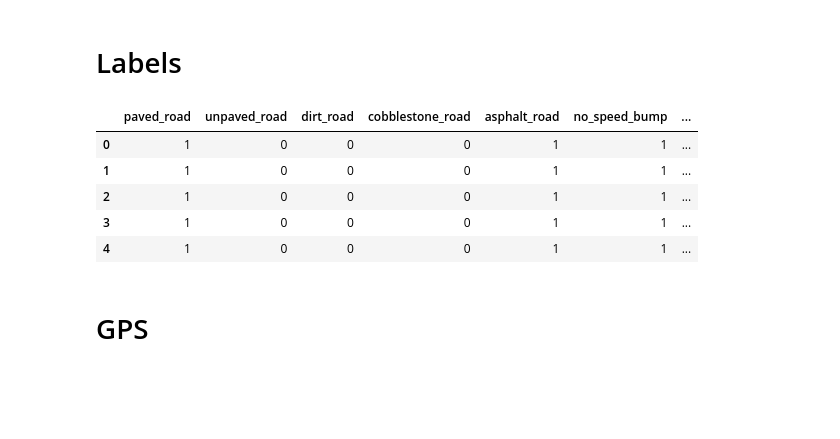
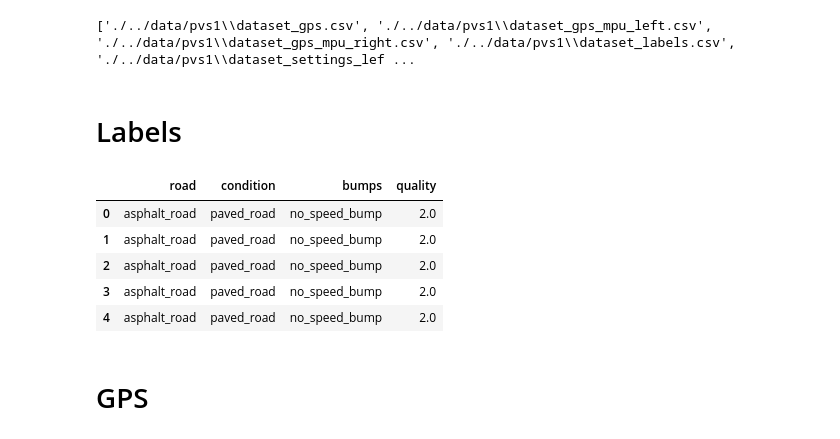
Before and after one commit to binDebug3/CarKalmanFilter, a Jupyter notebook: data_cleaning.ipynb, the cells around one changed output. Cells and saved outputs as stored; diff of their text form; code cells hidden in the pictures; blank space fills up the shorter version.

```diff
--- a/data_cleaning.ipynb
+++ b/data_cleaning.ipynb
@@ -21,7 +44,11 @@ for pvs in pvss:
 
 # load the data
 # we have the settings but they don't look that useful
+for c in csvs:
+    print(c)
 gps = pd.read_csv(csvs[0])
 left_gps = pd.read_csv(csvs[1])
 right_gps = pd.read_csv(csvs[2])
-labels = pd.read_csv(csvs[3])
+df_labels = pd.read_csv(csvs[3])
+# %% [output]
+['./../data/pvs1\\dataset_gps.csv', './../data/pvs1\\dataset_gps_mpu_left.csv', './../data/pvs1\\dataset_gps_mpu_right.csv', './../data/pvs1\\dataset_labels.csv', './../data/pvs1\\dataset_settings_lef ...
@@ -28,15 +131,43 @@ labels = pd.read_csv(csvs[3])
+# %%
+# Function to convert OHE to label
+def ohe_to_label(df_in, classes, df_out, class_name):
+    conditions = []
+    for r in classes:
+        conditions.append(df_in[r] == 1)
+    df_out[class_name] = np.select(conditions, classes)
+    return df_out
 # %% [markdown]
 # Labels
-# %%
-# idk how to read labels
-labels.head()
-# %% [output]
-|  | paved_road | unpaved_road | dirt_road | cobblestone_road | asphalt_road | no_speed_bump | ... |
-| 0 | 1 | 0 | 0 | 0 | 1 | 1 | ... |
-| 1 | 1 | 0 | 0 | 0 | 1 | 1 | ... |
-| 2 | 1 | 0 | 0 | 0 | 1 | 1 | ... |
-| 3 | 1 | 0 | 0 | 0 | 1 | 1 | ... |
-| 4 | 1 | 0 | 0 | 0 | 1 | 1 | ... |
+# %%
+label_names = pd.DataFrame(columns = ['road', 'condition','quality_right', 'quality_left','bumps'])
+
+road_classes = ['dirt_road', 'cobblestone_road', 'asphalt_road']
+quality_left_classes = ['good_road_left', 'regular_road_left', 'bad_road_left']
+quality_right_classes = ['good_road_right', 'regular_road_right', 'bad_road_right']
+condition_classes = ['paved_road', 'unpaved_road']
+bump_classes=['no_speed_bump', 'speed_bump_asphalt', 'speed_bump_cobblestone']
+
+# Convert from one-hot encoding to single label encoding
+label_names = ohe_to_label(df_labels, road_classes, label_names, 'road')
+label_names = ohe_to_label(df_labels, quality_right_classes, label_names, 'quality_right')
+label_names = ohe_to_label(df_labels, quality_left_classes, label_names, 'quality_left')
+label_names = ohe_to_label(df_labels, condition_classes, label_names, 'condition')
+label_names = ohe_to_label(df_labels, bump_classes, label_names, 'bumps')
+
+# Convert road quality labels to numeric values
+label_names = label_names.replace({'quality_right' : { 'good_road_right' : 2, 'regular_road_right' : 1, 'bad_road_right' : 0 }})
+label_names = label_names.replace({'quality_left' : { 'good_road_left' : 2, 'regular_road_left' : 1, 'bad_road_left' : 0 }})
+label_names['quality'] = label_names.loc[: , "quality_right":"quality_left"].mean(axis=1)
+label_names = label_names.drop(columns = ["quality_right","quality_left"], axis = 1)
+
+label_names.head()
+# %% [output]
+|  | road | condition | bumps | quality |
+| 0 | asphalt_road | paved_road | no_speed_bump | 2.0 |
+| 1 | asphalt_road | paved_road | no_speed_bump | 2.0 |
+| 2 | asphalt_road | paved_road | no_speed_bump | 2.0 |
+| 3 | asphalt_road | paved_road | no_speed_bump | 2.0 |
+| 4 | asphalt_road | paved_road | no_speed_bump | 2.0 |
 # %% [markdown]
 # GPS
 # %%
```
Also changed, not shown: parts of 12 cells of this notebook.
